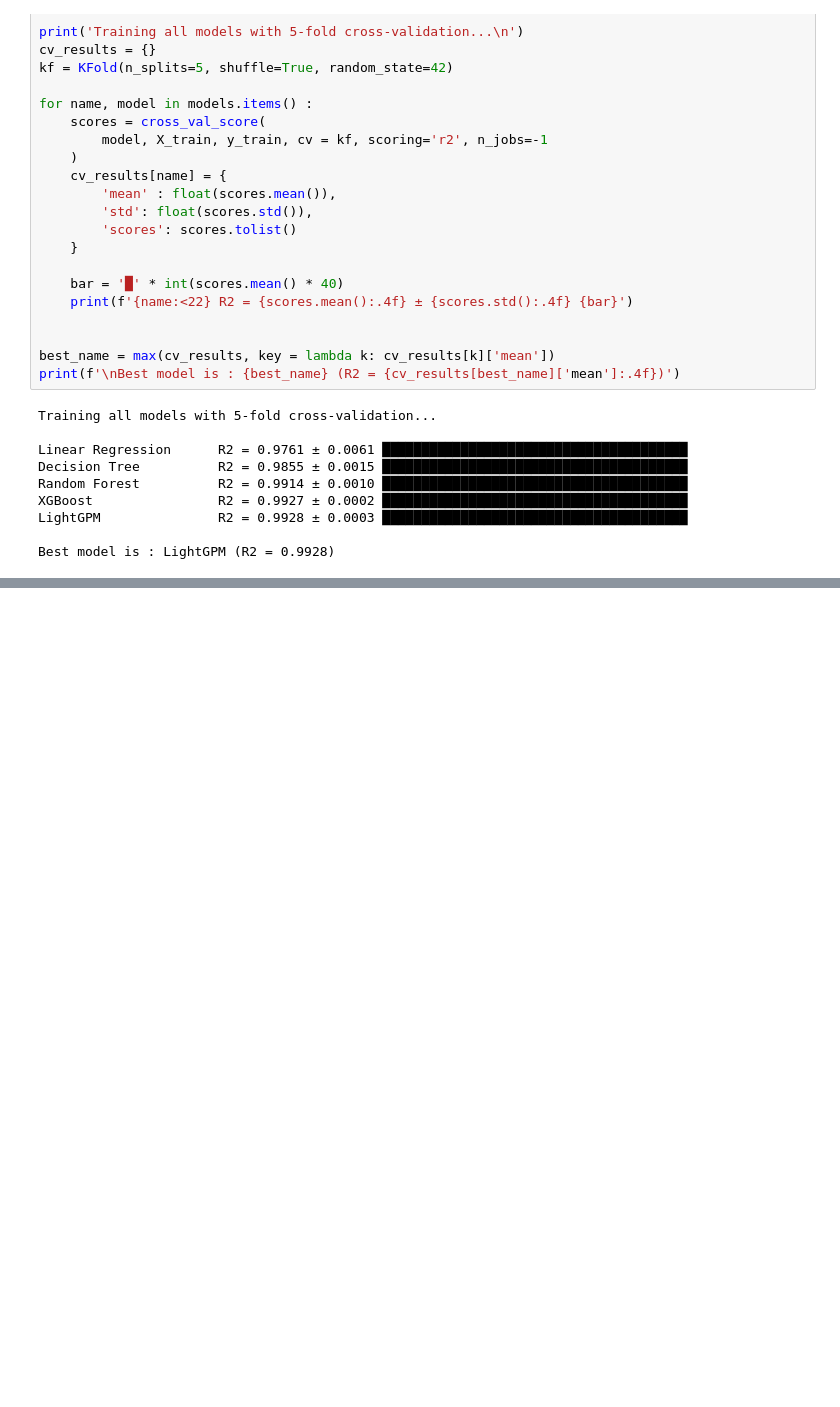
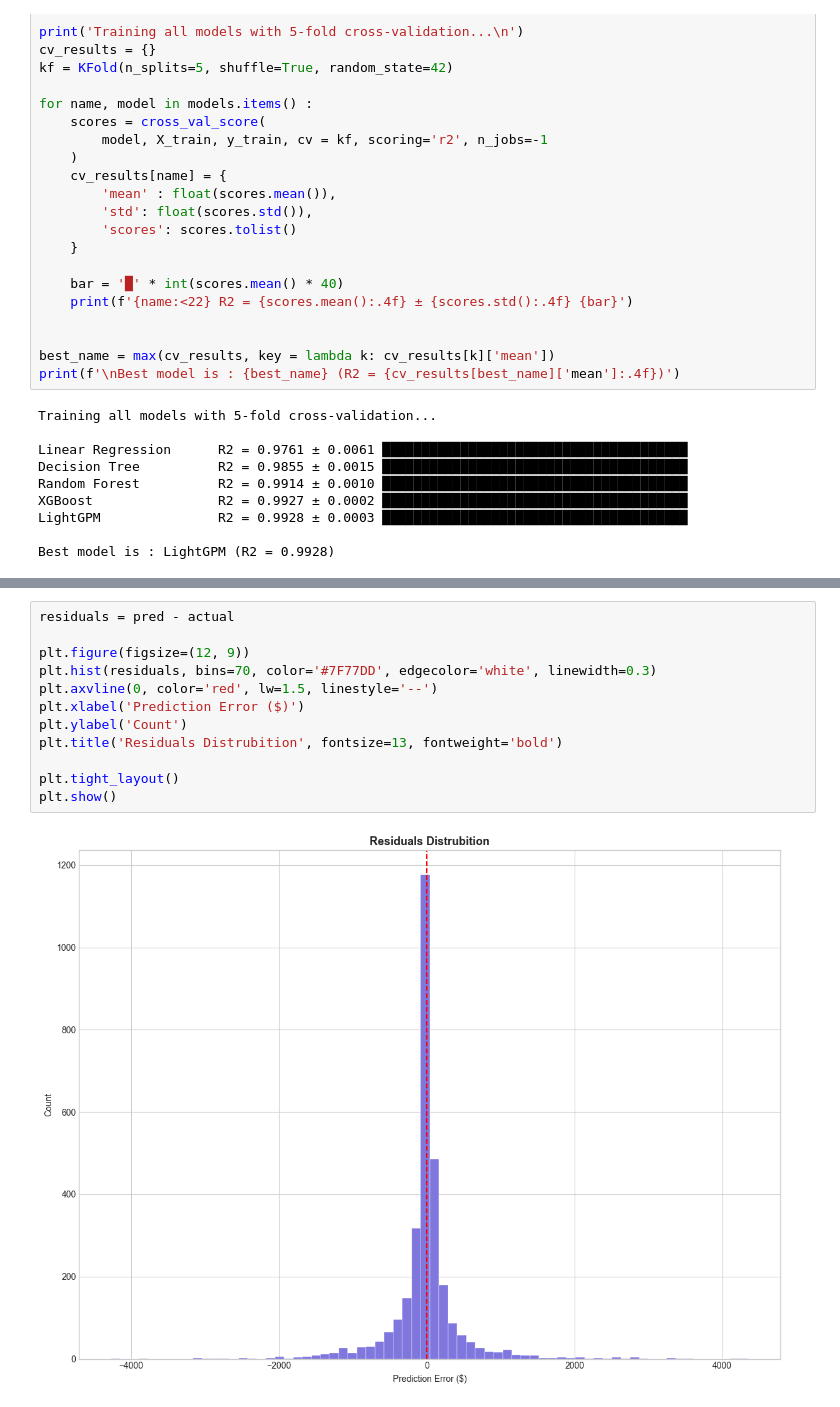
Before and after one commit to abdelrahman-mo7amd/DiamondML, a Jupyter notebook: main.ipynb, the cells around one changed output, grey strips where cells are left out. Cells and saved outputs as stored; diff of their text form; blank space fills up the shorter version.

```diff
--- a/main.ipynb
+++ b/main.ipynb
@@ -436,0 +526,14 @@ Best model is : LightGPM (R2 = 0.9928)
+# %%
+residuals = pred - actual
+
+plt.figure(figsize=(12, 9))
+plt.hist(residuals, bins=70, color='#7F77DD', edgecolor='white', linewidth=0.3)
+plt.axvline(0, color='red', lw=1.5, linestyle='--')
+plt.xlabel('Prediction Error ($)')
+plt.ylabel('Count')
+plt.title('Residuals Distrubition', fontsize=13, fontweight='bold')
+
+plt.tight_layout()
+plt.show()
+# %% [output]
+[figure, added]
```
Also changed, not shown: parts of 12 cells of this notebook.
